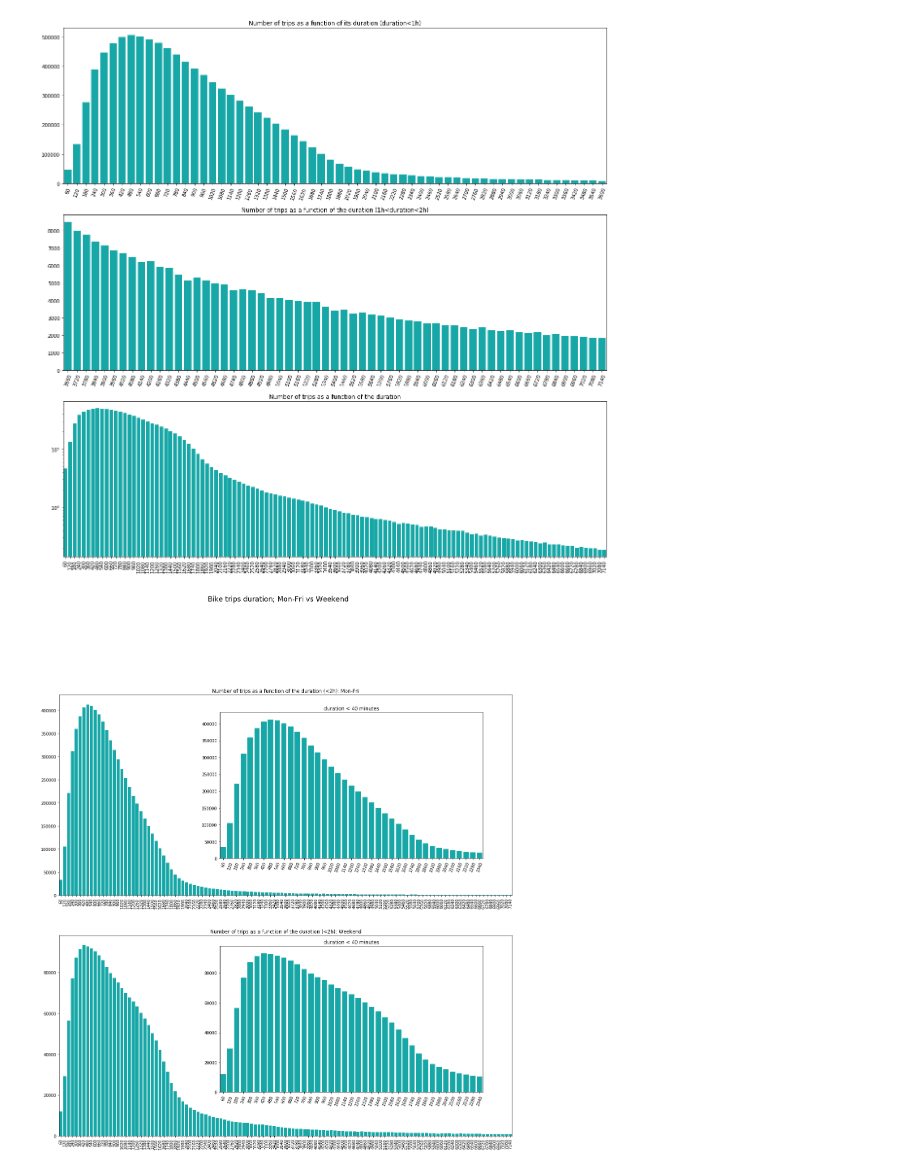
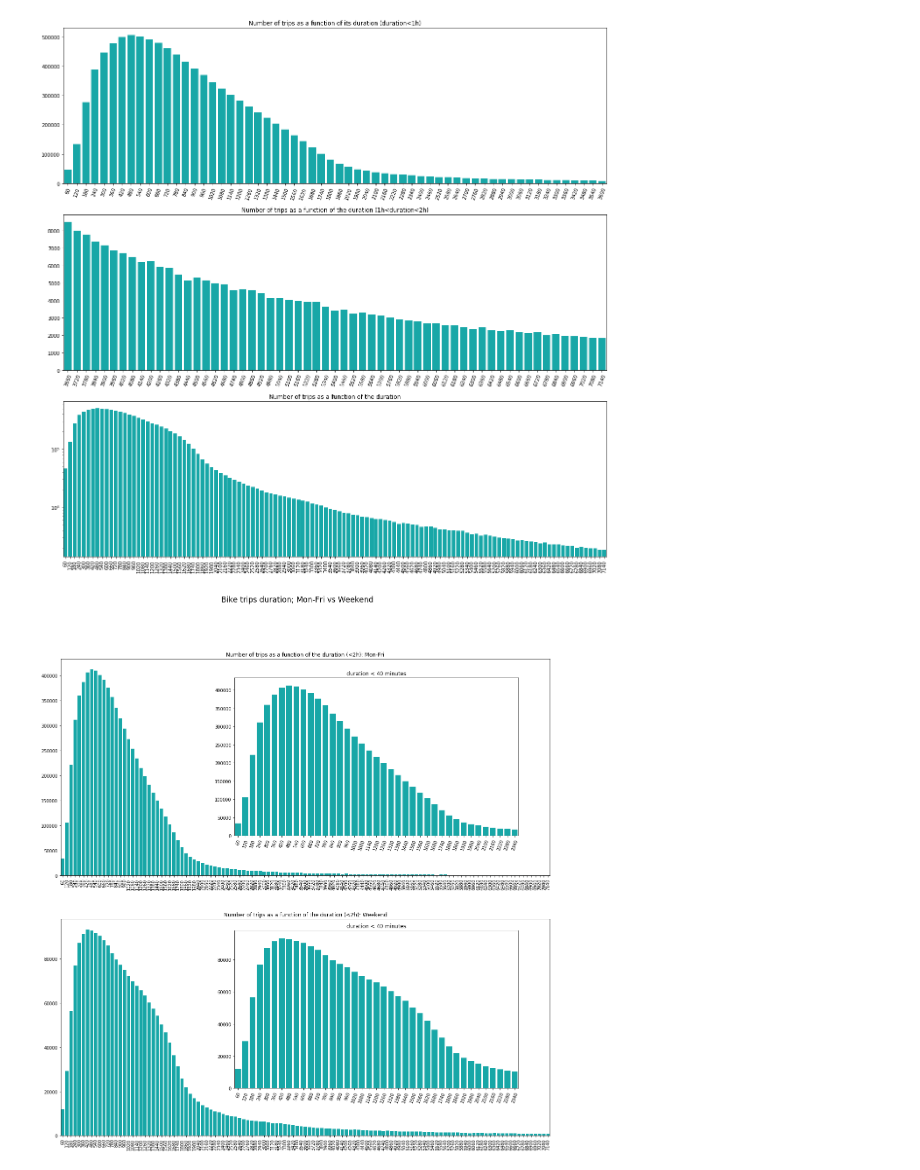
Before and after one commit to GeoffroyS/London-bikes-analysis, a Jupyter notebook: bikes_analysis.ipynb, the cells around one changed output. Saved outputs shown, nothing was run; the diff lists cells and outputs as text; code cells hidden in the pictures.

```diff
--- a/bikes_analysis.ipynb
+++ b/bikes_analysis.ipynb
@@ -140,6 +143,10 @@ Median duration:  840.0
 [figure]
 # %%
 fig, axes = plt.subplots(nrows=2, figsize=(20,20))
+plt.suptitle('Bike trips duration; Mon-Fri vs Weekend',
+             x=0.5,
+             ha='center',
+             fontsize='xx-large')
 
 # TOP plots
 ## Mon-Fri: duration < 2 hours
@@ -159,36 +166,32 @@ sns.countplot(data = bikes_df[(bikes_df['duration'] < 2400) & (bikes_df['start_d
               ax = axes[0],
               color = 'c').set_title('duration < 40 minutes', fontsize=12)
 
 
 # BOTTOM plots
 ## Weekend: duration < 2 hours
 sns.countplot(data = bikes_df[(bikes_df['duration'] < 7200) & (bikes_df['start_date'].dt.weekday.isin([5,6]))],
               x = 'duration',
               ax = axes[1],
               color = 'c').set_title('Number of trips as a function of the duration (<2h): Weekend', fontsize=12)
 axes[1].xaxis.set_label_text("")
 axes[1].yaxis.set_label_text("")
 axes[1].set_xticklabels(axes[1].get_xticklabels(), rotation=90)
 
 ## Weekend: duration < 40 minutes
 left1, bottom1, width1, height1 = [0.4, 0.2, 0.45, 0.25]
 axes[1] = fig.add_axes([left1, bottom1, width1, height1], label='Weekend')
 sns.countplot(data = bikes_df[(bikes_df['duration'] < 2400) & (bikes_df['start_date'].dt.weekday.isin([5,6]))],
               x = 'duration',
               ax = axes[1],
               color = 'c').set_title('duration < 40 minutes', fontsize=12)
 
 axes[0].xaxis.set_label_text("")
 axes[0].yaxis.set_label_text("")
 axes[0].set_xticklabels(axes[0].get_xticklabels(), rotation=70)
 axes[1].xaxis.set_label_text("")
 axes[1].yaxis.set_label_text("")
 axes[1].set_xticklabels(axes[1].get_xticklabels(), rotation=70)
-plt.suptitle('Bike trips duration; Mon-Fri vs Weekend',
-             x=0.5,
-             y=1.05,
-             ha='center',
-             fontsize='xx-large')
+
 plt.show()
 # %% [output]
-[figure, old version]
+[figure, new version]
```
Also changed, not shown: parts of 1 cell of this notebook.
